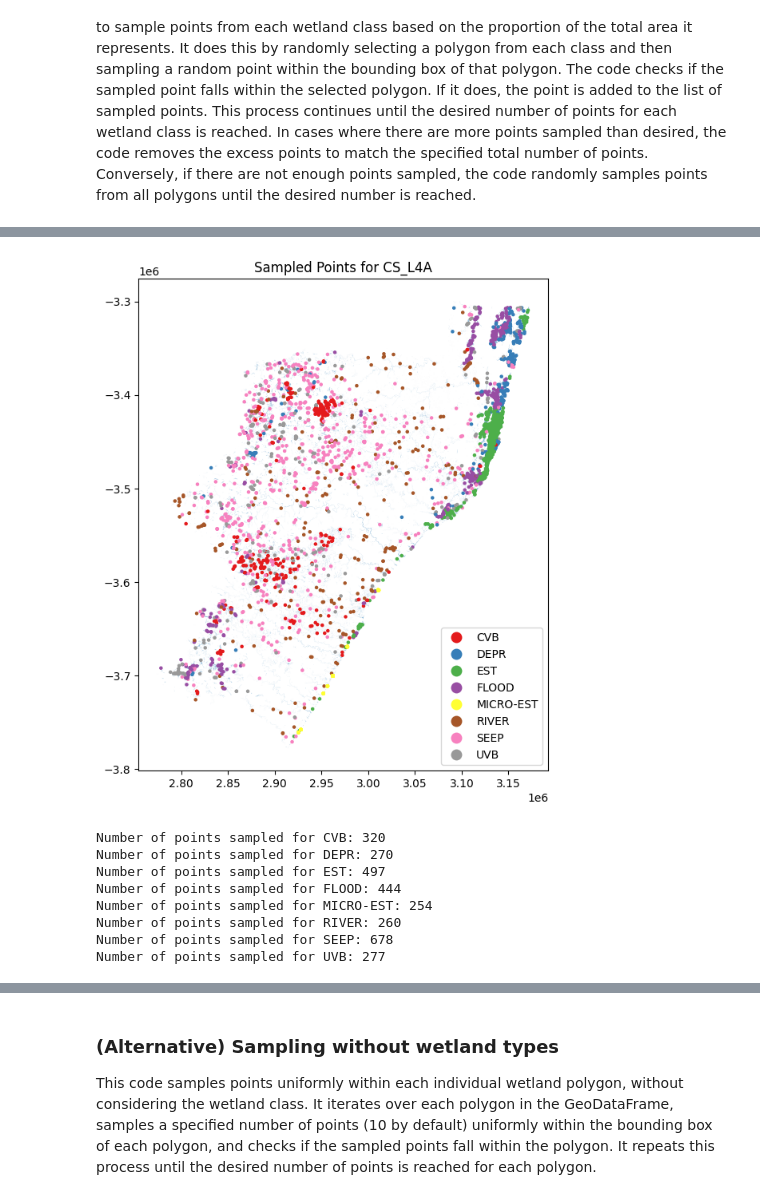
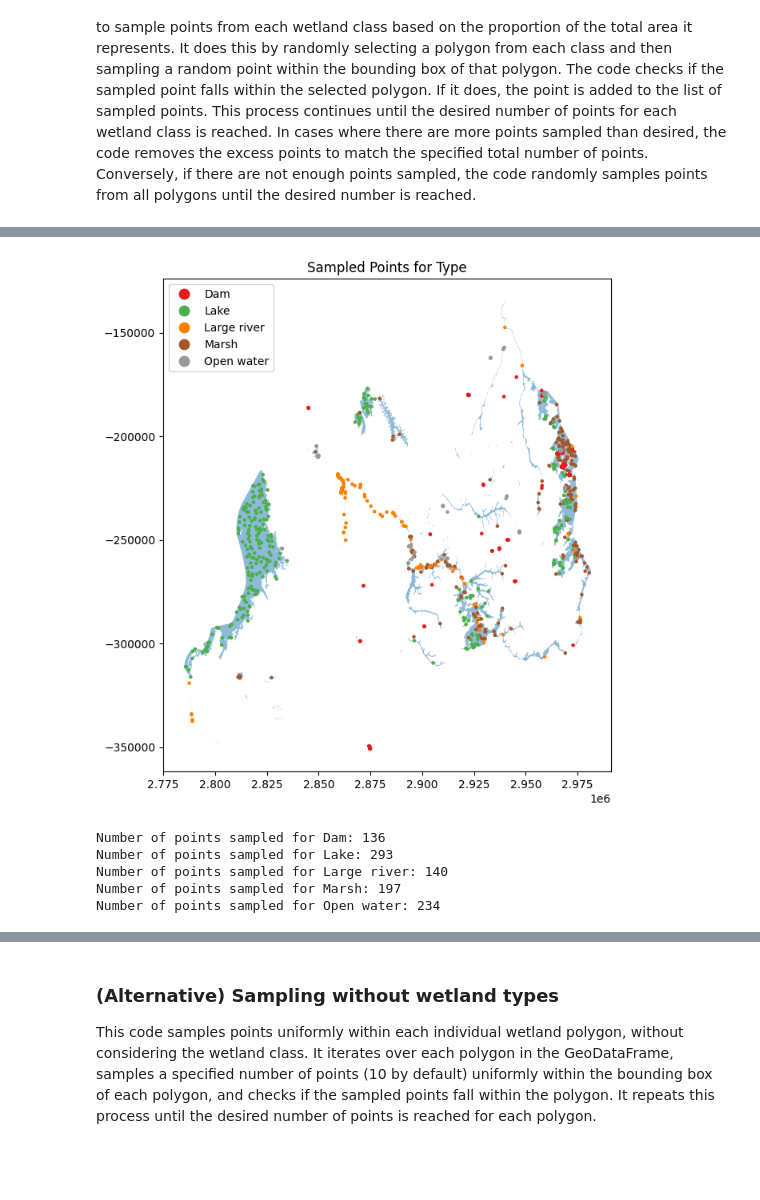
Before and after one commit to teal-waters/deafrica-wetland, a Jupyter notebook: Workflow-notebooks/01_Training_data_preparation.ipynb, the cells around one changed output, grey strips where cells are left out. Drawn from its saved outputs; the diff is of its cells as text; code cells hidden in the pictures; blank space fills up the shorter version.

```diff
--- a/Workflow-notebooks/01_Training_data_preparation.ipynb
+++ b/Workflow-notebooks/01_Training_data_preparation.ipynb
@@ -59,15 +59,15 @@ from deafrica_tools.plotting import display_map, map_shapefile, plot_lulc
 # %%
 # Specify a prefix to identify the area of interest in the saved outputs
 # By assigning the desired prefix, you can easily identify the outputs associated with the specific area of interest.
-prefix = "KZN"
+prefix = "Rwanda"
 
 #Load area of interest vector
-aoi_boundaries_gdf = gpd.read_file("data/KZN.geojson").to_crs(
+aoi_boundaries_gdf = gpd.read_file("data/rwanda.geojson").to_crs(
     "EPSG:6933")
 
 # Load wetland polygons
 wetland_inventory_gdf = gpd.overlay(gpd.read_file(
-    "data/south_africa_wetlands.geojson").to_crs("EPSG:6933"), aoi_boundaries_gdf, how='intersection')
+    "data/rwanda_wetlands.geojson").to_crs("EPSG:6933"), aoi_boundaries_gdf, how='intersection')
 
 
 # Plot the area of interest (AOI) and the Wetland polygons
@@ -106,9 +106,9 @@ wetland_inventory_gdf.head()
 # %%
 # Wetland class column name
-wetland_class_column = 'CS_L4A'  # Modify this with your actual column name
+wetland_class_column = 'Type'  # Modify this with your actual column name
 
 # Define the total number of points to sample
-total_points = 3000
+total_points = 1000
 
 # Get the unique classes within the wetland class column
 unique_classes = wetland_inventory_gdf[wetland_class_column].unique()
@@ -187,39 +187,36 @@ wetland_samples_gdf = gpd.GeoDataFrame(
                                 [p[0][1] for p in wetland_points]),
     data={
         'class_id': [p[1] for p in wetland_points],
         'class_name': [p[2] for p in wetland_points]
     }  # Add class_id and class_name as columns
 )
 
 # Plot the wetland polygons and the sampled points
 fig, ax = plt.subplots(figsize=(8, 8))
 wetland_inventory_gdf.plot(ax=ax, alpha=0.5)
 wetland_samples_gdf.plot(ax=ax,
                          column='class_name',
                          categorical=True,
                          legend=True,
                          cmap='Set1',
                          markersize=5)
 plt.title(f"Sampled Points for {wetland_class_column}")
 plt.show()
 
 # Display the number of sampled points for each class after removing the excess
 for class_name, num_points in class_points_dict.items():
     if class_name in wetland_samples_gdf['class_name'].unique():
         num_points_after_removal = (
             wetland_samples_gdf['class_name'] == class_name).sum()
         print(
             f"Number of points sampled for {class_name}: {num_points_after_removal}"
         )
     else:
         print(f"Number of points sampled for {class_name}: 0")
 # %% [output]
-[figure, old version]
+[figure, new version]
-Number of points sampled for CVB: 320
-Number of points sampled for DEPR: 270
-Number of points sampled for EST: 497
-Number of points sampled for FLOOD: 444
-Number of points sampled for MICRO-EST: 254
-Number of points sampled for RIVER: 260
-Number of points sampled for SEEP: 678
-Number of points sampled for UVB: 277
+Number of points sampled for Dam: 136
+Number of points sampled for Lake: 293
+Number of points sampled for Large river: 140
+Number of points sampled for Marsh: 197
+Number of points sampled for Open water: 234
```
Also changed, not shown: parts of 14 cells of this notebook, 5 other files.
